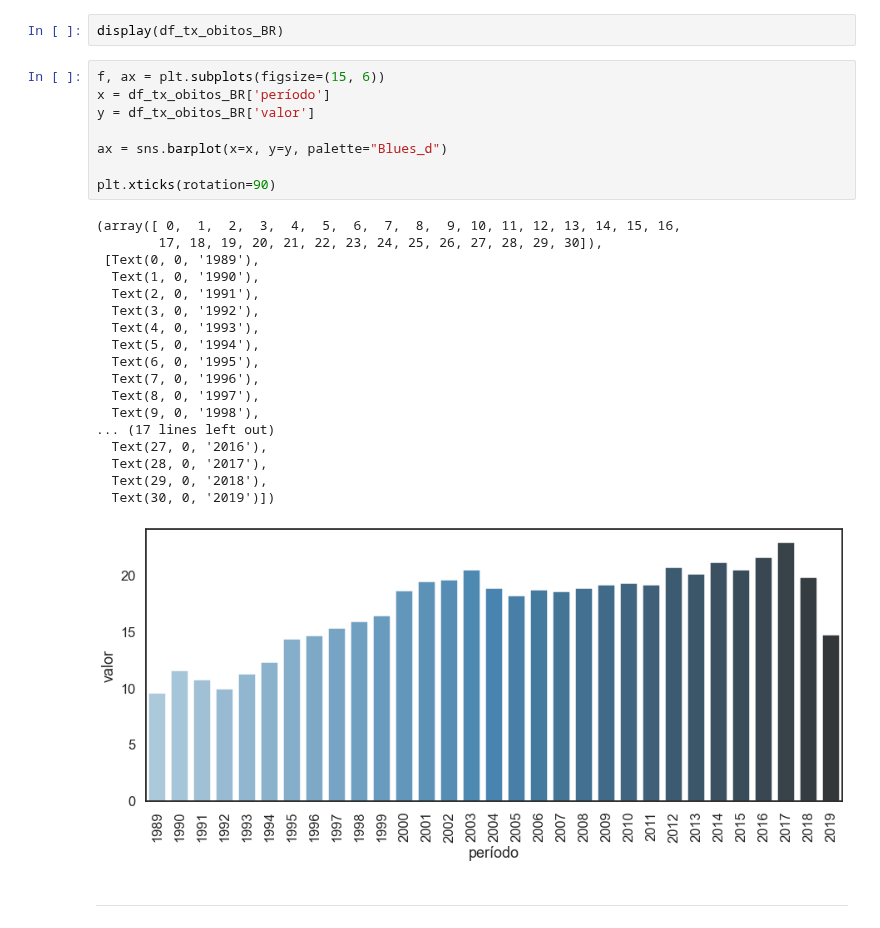
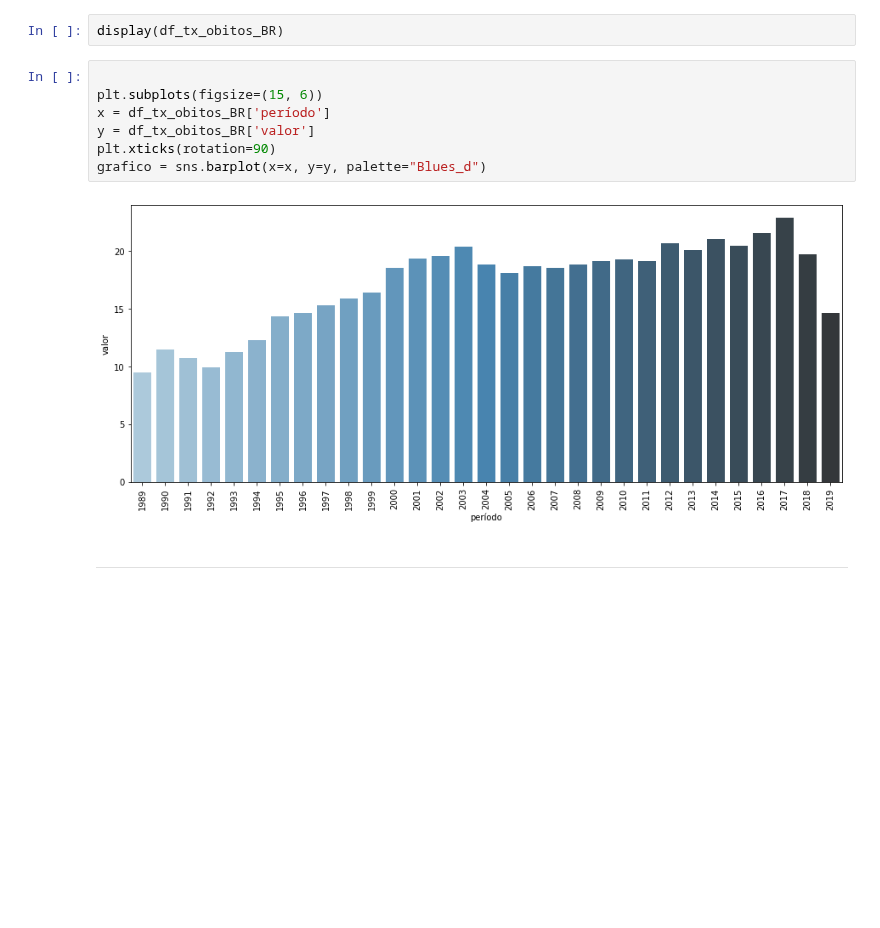
Before and after one commit to kauebr/Portifolio-Desarmamento-Brasil, a Jupyter notebook: Desarmamento Brasil.ipynb, the cells around one changed output. Drawn from its saved outputs; the diff is of its cells as text; blank space fills up the shorter version.

Commit message:
grafico de barras

```diff
--- a/Desarmamento Brasil.ipynb
+++ b/Desarmamento Brasil.ipynb
@@ -98,32 +98,14 @@ KeyError: 'RELAÇAO_FM'
 # %%
 display(df_tx_obitos_BR)
 # %%
-f, ax = plt.subplots(figsize=(15, 6))
+
+plt.subplots(figsize=(15, 6))
 x = df_tx_obitos_BR['período']
 y = df_tx_obitos_BR['valor']
-
-ax = sns.barplot(x=x, y=y, palette="Blues_d")
-
 plt.xticks(rotation=90)
+grafico = sns.barplot(x=x, y=y, palette="Blues_d")
 # %% [output]
-(array([ 0,  1,  2,  3,  4,  5,  6,  7,  8,  9, 10, 11, 12, 13, 14, 15, 16,
-        17, 18, 19, 20, 21, 22, 23, 24, 25, 26, 27, 28, 29, 30]),
- [Text(0, 0, '1989'),
-  Text(1, 0, '1990'),
-  Text(2, 0, '1991'),
-  Text(3, 0, '1992'),
-  Text(4, 0, '1993'),
-  Text(5, 0, '1994'),
-  Text(6, 0, '1995'),
-  Text(7, 0, '1996'),
-  Text(8, 0, '1997'),
-  Text(9, 0, '1998'),
-... (17 lines left out)
-  Text(27, 0, '2016'),
-  Text(28, 0, '2017'),
-  Text(29, 0, '2018'),
-  Text(30, 0, '2019')])
-[figure, old version]
+[figure, new version]
 # %% [markdown]
 <hr>
 # %%
```
Also changed, not shown: parts of 3 cells of this notebook.
